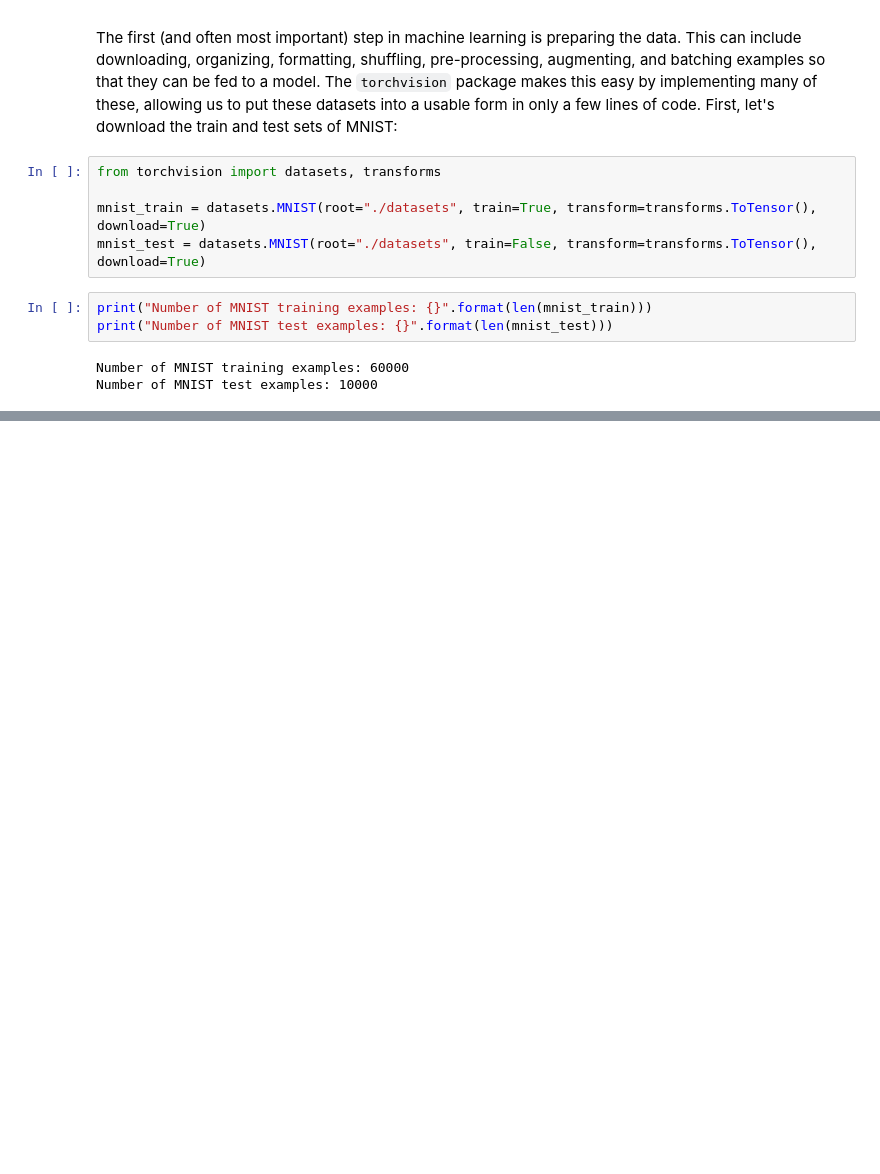
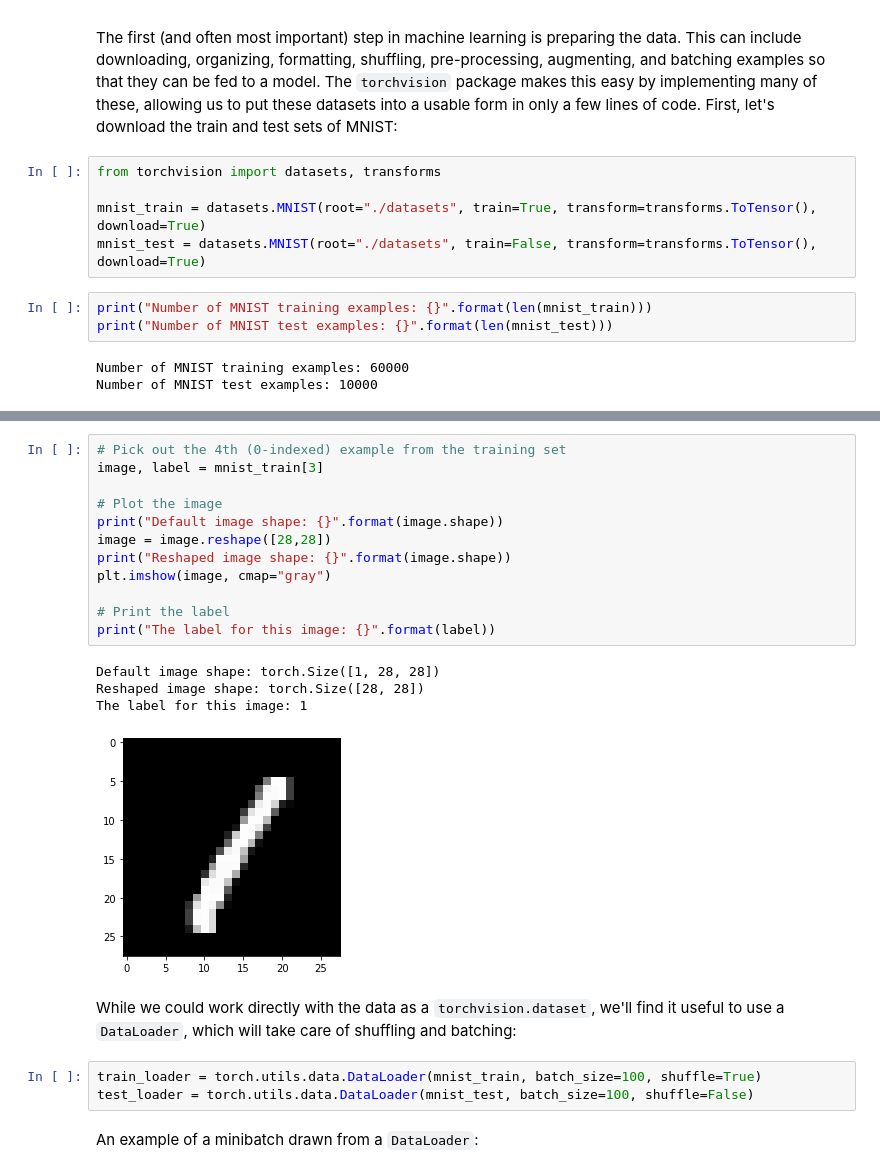
Before and after one commit to SOG-web/pytorch-goggle-colab, a Jupyter notebook: pytorch_goggle_colab.ipynb, the cells around one changed output, grey strips where cells are left out. Saved outputs shown, nothing was run; the diff lists cells and outputs as text; blank space fills up the shorter version.

```diff
--- a/pytorch_goggle_colab.ipynb
+++ b/pytorch_goggle_colab.ipynb
@@ -38,0 +43,24 @@ Number of MNIST test examples: 10000
+# %%
+# Pick out the 4th (0-indexed) example from the training set
+image, label = mnist_train[3]
+
+# Plot the image
+print("Default image shape: {}".format(image.shape))
+image = image.reshape([28,28])
+print("Reshaped image shape: {}".format(image.shape))
+plt.imshow(image, cmap="gray")
+
+# Print the label
+print("The label for this image: {}".format(label))
+# %% [output]
+Default image shape: torch.Size([1, 28, 28])
+Reshaped image shape: torch.Size([28, 28])
+The label for this image: 1
+[figure, added]
+# %% [markdown]
+While we could work directly with the data as a `torchvision.dataset`, we'll find it useful to use a `DataLoader`, which will take care of shuffling and batching:
+# %%
+train_loader = torch.utils.data.DataLoader(mnist_train, batch_size=100, shuffle=True)
+test_loader = torch.utils.data.DataLoader(mnist_test, batch_size=100, shuffle=False)
+# %% [markdown]
+An example of a minibatch drawn from a `DataLoader`:
```
Also changed, not shown: parts of 6 cells of this notebook.
